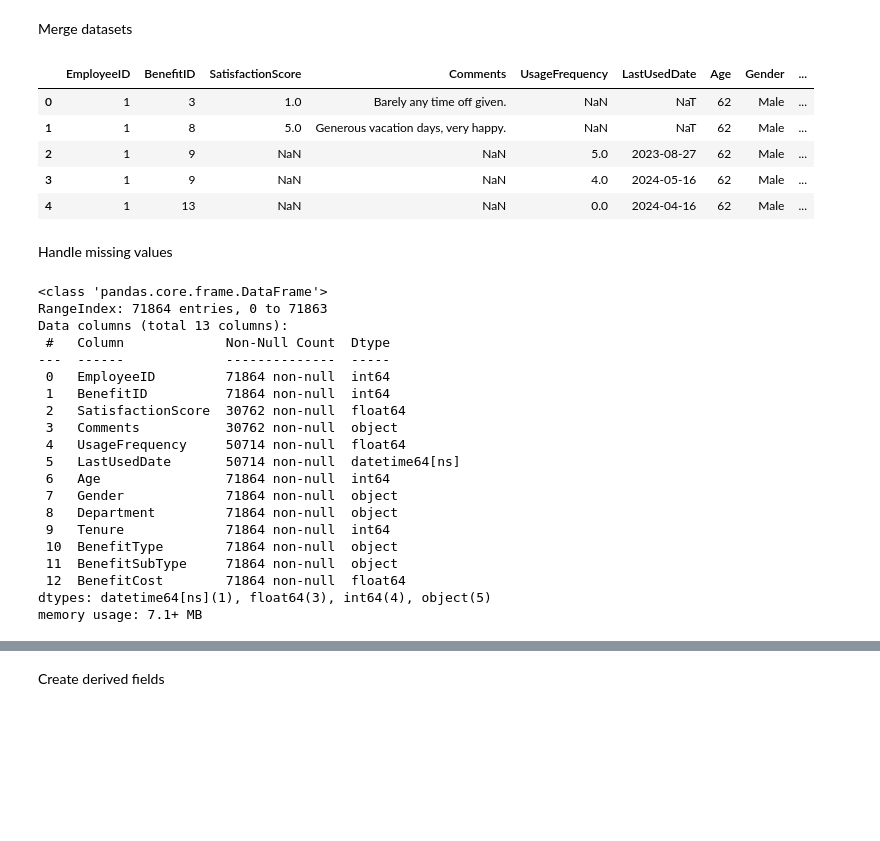
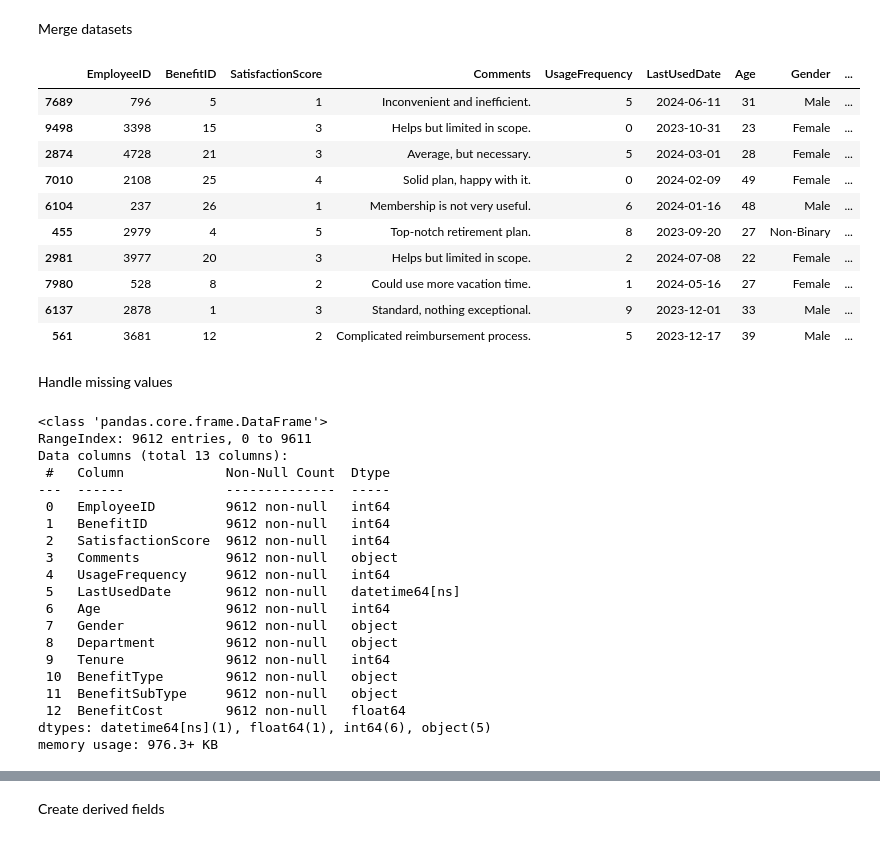
Before and after one commit to zemgabriela/TechLance, a Jupyter notebook: clean_data.ipynb, the cells around one changed output, grey strips where cells are left out. Drawn from its saved outputs; the diff is of its cells as text; code cells hidden in the pictures; blank space fills up the shorter version.

```diff
--- a/clean_data.ipynb
+++ b/clean_data.ipynb
@@ -324,39 +324,44 @@ Max Date: 2024-08-04 00:00:00
 # %% [markdown]
 Merge datasets
 # %%
-merged_df = feedback_df.merge(usage_df, on=['EmployeeID', 'BenefitID'], how='outer')
+merged_df = feedback_df.merge(usage_df, on=['EmployeeID', 'BenefitID'], how='inner')
 merged_df = merged_df.merge(employee_df, on='EmployeeID', how='left').merge(benefits_df, on='BenefitID', how='left')
-merged_df.head()
+merged_df.sample(10)
 # %% [output]
 |  | EmployeeID | BenefitID | SatisfactionScore | Comments | UsageFrequency | LastUsedDate | Age | Gender | ... |
-| 0 | 1 | 3 | 1.0 | Barely any time off given. | NaN | NaT | 62 | Male | ... |
-| 1 | 1 | 8 | 5.0 | Generous vacation days, very happy. | NaN | NaT | 62 | Male | ... |
-| 2 | 1 | 9 | NaN | NaN | 5.0 | 2023-08-27 | 62 | Male | ... |
-| 3 | 1 | 9 | NaN | NaN | 4.0 | 2024-05-16 | 62 | Male | ... |
-| 4 | 1 | 13 | NaN | NaN | 0.0 | 2024-04-16 | 62 | Male | ... |
+| 7689 | 796 | 5 | 1 | Inconvenient and inefficient. | 5 | 2024-06-11 | 31 | Male | ... |
+| 9498 | 3398 | 15 | 3 | Helps but limited in scope. | 0 | 2023-10-31 | 23 | Female | ... |
+| 2874 | 4728 | 21 | 3 | Average, but necessary. | 5 | 2024-03-01 | 28 | Female | ... |
+| 7010 | 2108 | 25 | 4 | Solid plan, happy with it. | 0 | 2024-02-09 | 49 | Female | ... |
+| 6104 | 237 | 26 | 1 | Membership is not very useful. | 6 | 2024-01-16 | 48 | Male | ... |
+| 455 | 2979 | 4 | 5 | Top-notch retirement plan. | 8 | 2023-09-20 | 27 | Non-Binary | ... |
+| 2981 | 3977 | 20 | 3 | Helps but limited in scope. | 2 | 2024-07-08 | 22 | Female | ... |
+| 7980 | 528 | 8 | 2 | Could use more vacation time. | 1 | 2024-05-16 | 27 | Female | ... |
+| 6137 | 2878 | 1 | 3 | Standard, nothing exceptional. | 9 | 2023-12-01 | 33 | Male | ... |
+| 561 | 3681 | 12 | 2 | Complicated reimbursement process. | 5 | 2023-12-17 | 39 | Male | ... |
 # %% [markdown]
 Handle missing values
 # %%
 merged_df.info()
 # %% [output]
 <class 'pandas.core.frame.DataFrame'>
-RangeIndex: 71864 entries, 0 to 71863
+RangeIndex: 9612 entries, 0 to 9611
 Data columns (total 13 columns):
  #   Column             Non-Null Count  Dtype
 ---  ------             --------------  -----
- 0   EmployeeID         71864 non-null  int64
- 1   BenefitID          71864 non-null  int64
- 2   SatisfactionScore  30762 non-null  float64
- 3   Comments           30762 non-null  object
- 4   UsageFrequency     50714 non-null  float64
- 5   LastUsedDate       50714 non-null  datetime64[ns]
- 6   Age                71864 non-null  int64
- 7   Gender             71864 non-null  object
- 8   Department         71864 non-null  object
- 9   Tenure             71864 non-null  int64
- 10  BenefitType        71864 non-null  object
- 11  BenefitSubType     71864 non-null  object
- 12  BenefitCost        71864 non-null  float64
-dtypes: datetime64[ns](1), float64(3), int64(4), object(5)
-memory usage: 7.1+ MB
+ 0   EmployeeID         9612 non-null   int64
+ 1   BenefitID          9612 non-null   int64
+ 2   SatisfactionScore  9612 non-null   int64
+ 3   Comments           9612 non-null   object
+ 4   UsageFrequency     9612 non-null   int64
+ 5   LastUsedDate       9612 non-null   datetime64[ns]
+ 6   Age                9612 non-null   int64
+ 7   Gender             9612 non-null   object
+ 8   Department         9612 non-null   object
+ 9   Tenure             9612 non-null   int64
+ 10  BenefitType        9612 non-null   object
+ 11  BenefitSubType     9612 non-null   object
+ 12  BenefitCost        9612 non-null   float64
+dtypes: datetime64[ns](1), float64(1), int64(6), object(5)
+memory usage: 976.3+ KB
 # %%
```
Also changed, not shown: parts of 5 cells of this notebook.
